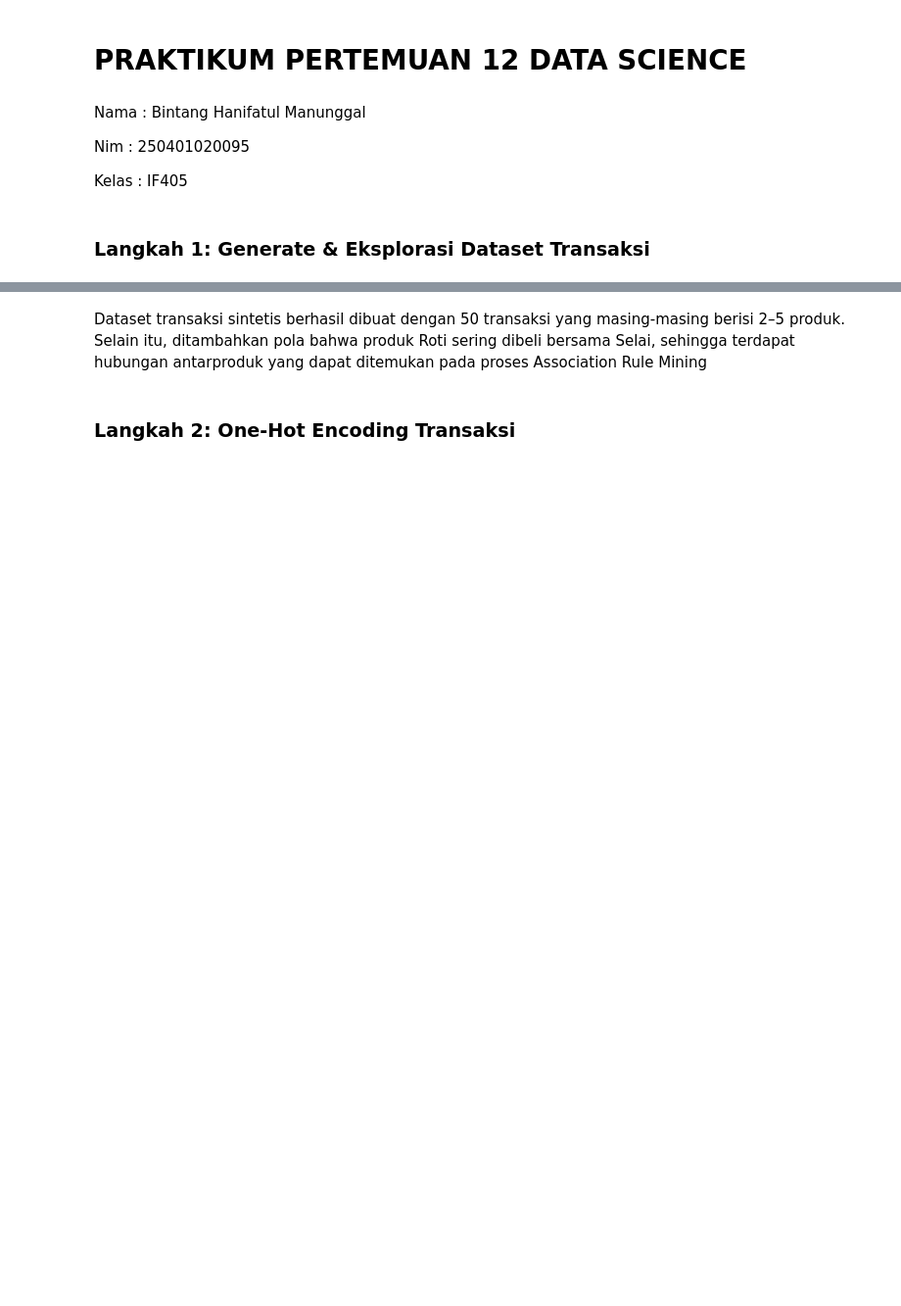
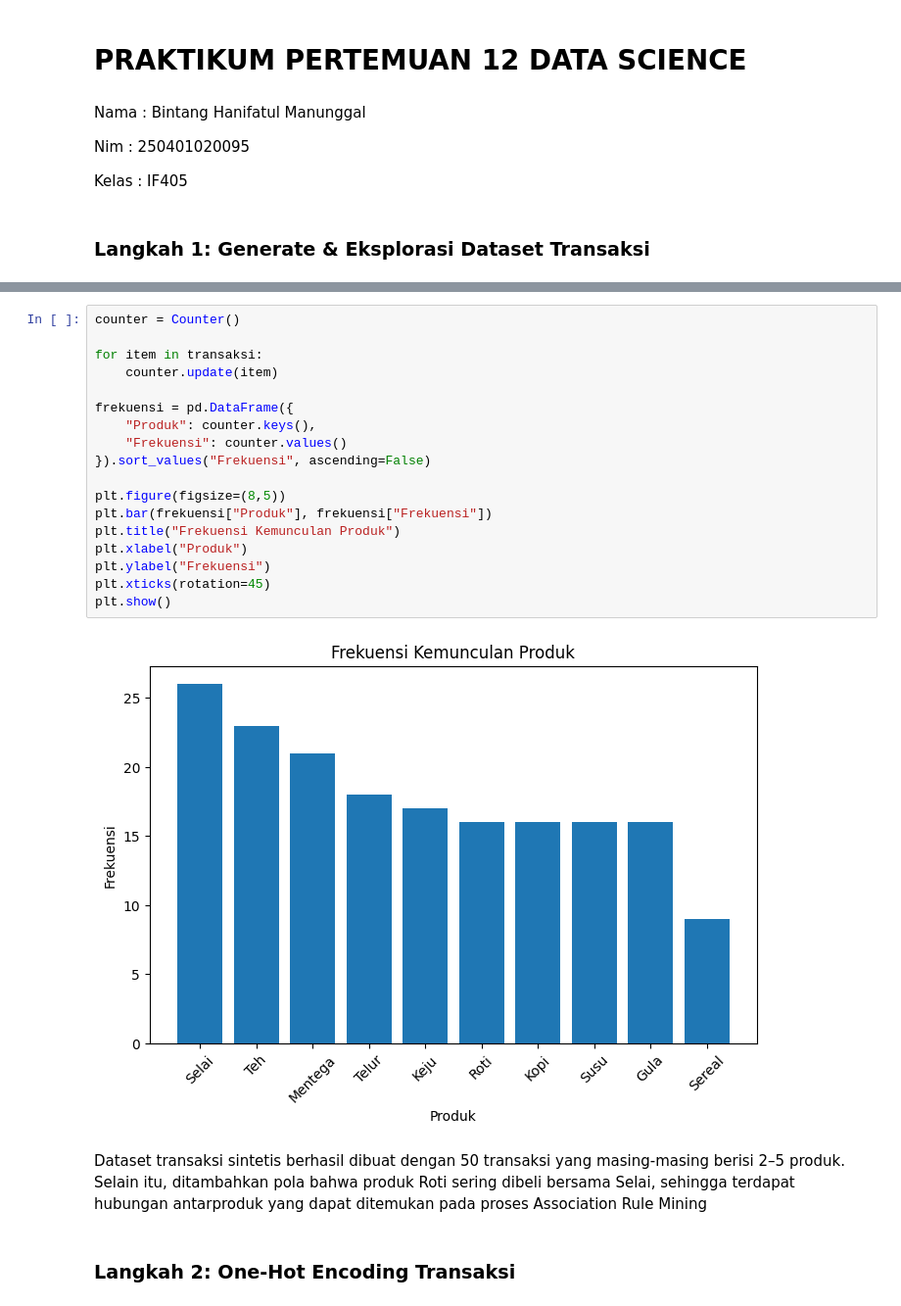
Before and after one commit to bintanghan07/data-science-2026, a Jupyter notebook: Pertemuan12_BintangHanifatulManunggal_250401020095.ipynb, the cells around one changed output, grey strips where cells are left out. Shown at 98% size. Cells and saved outputs as stored; diff of their text form; blank space fills up the shorter version.

```diff
--- a/Pertemuan12_BintangHanifatulManunggal_250401020095.ipynb
+++ b/Pertemuan12_BintangHanifatulManunggal_250401020095.ipynb
@@ -50,6 +51,26 @@ Transaksi 2: [np.str_('Roti'), np.str_('Kopi'), np.str_('Teh'), np.str_('Selai')
 Transaksi 3: [np.str_('Kopi'), np.str_('Susu'), np.str_('Teh')]
 
 Jumlah transaksi: 50
+# %%
+counter = Counter()
+
+for item in transaksi:
+    counter.update(item)
+
+frekuensi = pd.DataFrame({
+    "Produk": counter.keys(),
+    "Frekuensi": counter.values()
+}).sort_values("Frekuensi", ascending=False)
+
+plt.figure(figsize=(8,5))
+plt.bar(frekuensi["Produk"], frekuensi["Frekuensi"])
+plt.title("Frekuensi Kemunculan Produk")
+plt.xlabel("Produk")
+plt.ylabel("Frekuensi")
+plt.xticks(rotation=45)
+plt.show()
+# %% [output]
+[figure, added]
 # %% [markdown]
 Dataset transaksi sintetis berhasil dibuat dengan 50 transaksi yang masing-masing berisi 2–5 produk. Selain itu, ditambahkan pola bahwa produk Roti sering dibeli bersama Selai, sehingga terdapat hubungan antarproduk yang dapat ditemukan pada proses Association Rule Mining
 # %% [markdown]
```
Also changed, not shown: parts of 6 cells of this notebook.
